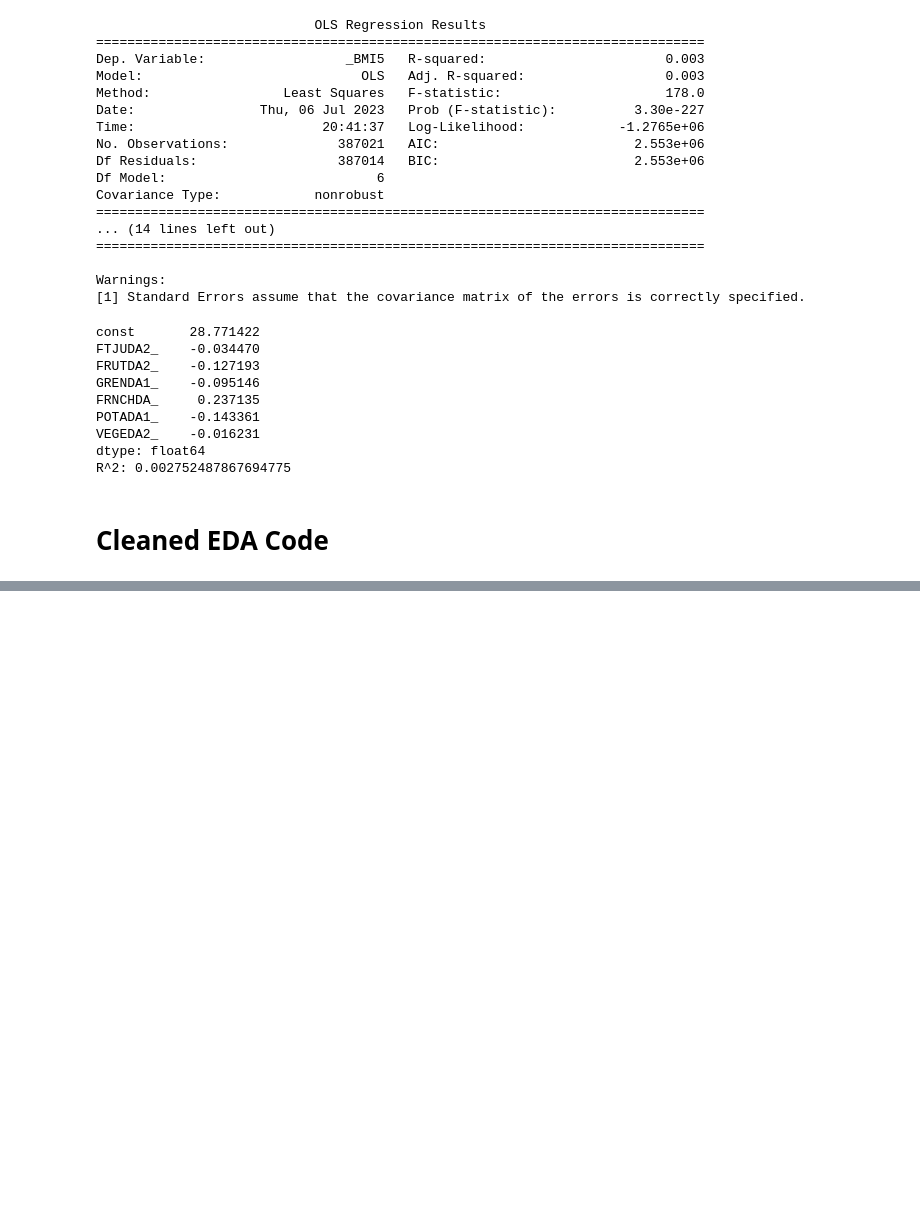
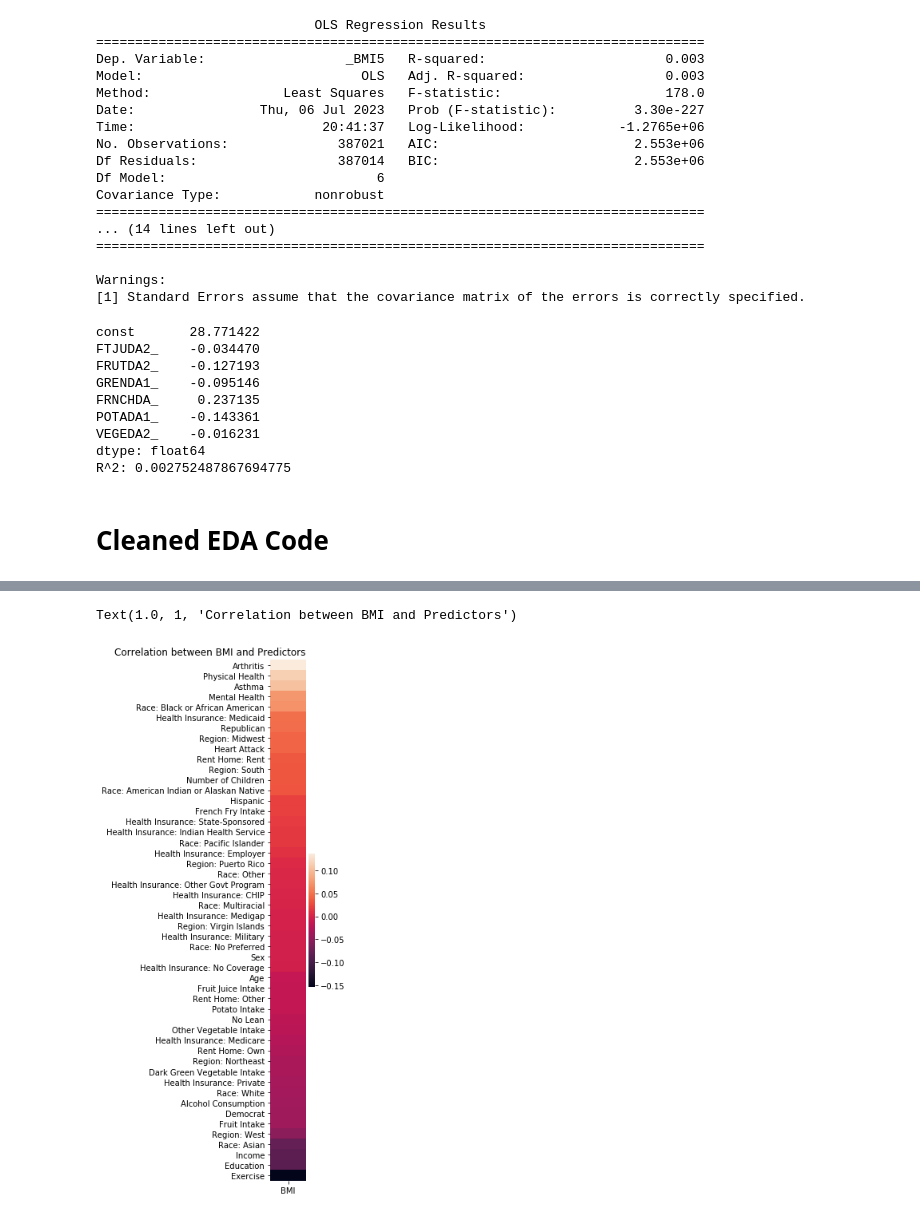
Before and after one commit to laurenc8/ds4a-obesity, a Jupyter notebook: Lauren_EDA.ipynb, the cells around one changed output, grey strips where cells are left out. Saved outputs shown, nothing was run; the diff lists cells and outputs as text; code cells hidden in the pictures; blank space fills up the shorter version.

```diff
--- a/Lauren_EDA.ipynb
+++ b/Lauren_EDA.ipynb
@@ -240,0 +527,7 @@ R^2: 0.005590213373117936
+# %%
+fig, ax = plt.subplots(figsize=(1, 12))
+sns.heatmap(pd.DataFrame(corr_df.corr()['BMI']).drop(['BMI', '_BMI5CAT']).sort_values(by=['BMI'], ascending=False))
+plt.title('Correlation between BMI and Predictors', loc='right')
+# %% [output]
+Text(1.0, 1, 'Correlation between BMI and Predictors')
+[figure, added]
```
Also changed, not shown: parts of 22 cells of this notebook.
